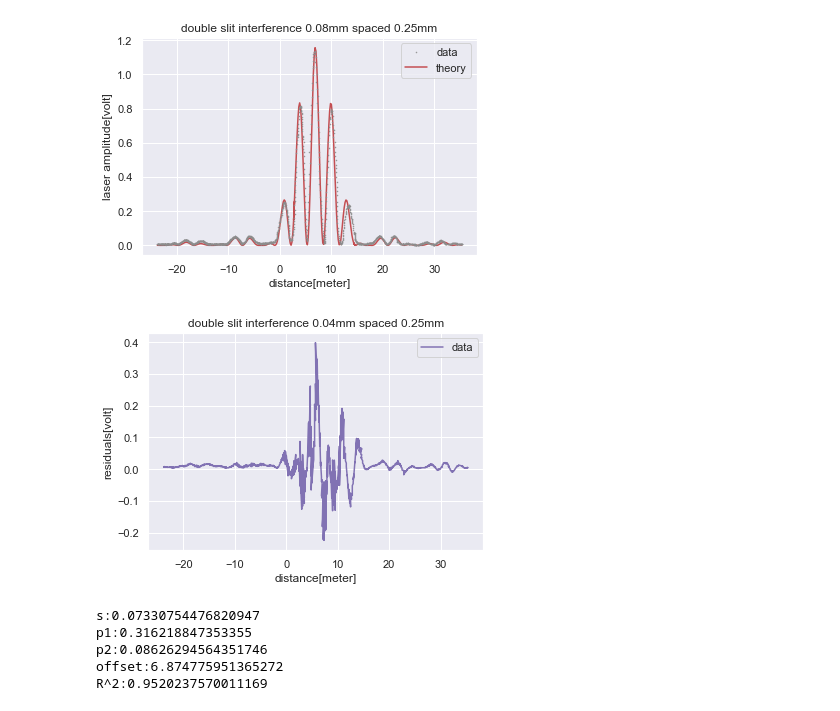
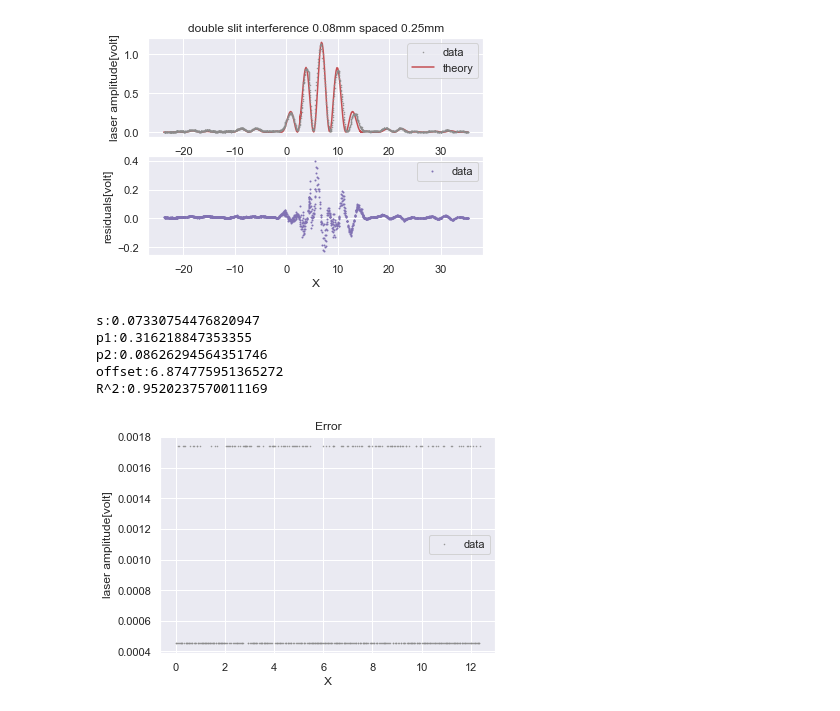
Before and after one commit to EdoMor/notebooks, a Jupyter notebook: alons double slit notebook.ipynb, the cells around one changed output. Drawn from its saved outputs; the diff is of its cells as text; code cells hidden in the pictures.

```diff
--- a/alons double slit notebook.ipynb
+++ b/alons double slit notebook.ipynb
@@ -112,42 +109,53 @@ z=0.855
 wl=(6.328*(10**(-7)))
 d=8.0e-5
 L=25.0e-5
 A=10
 offset = es.offset+6.1
 s = (np.pi*L/(wl*z))*0.001*0.05
 a = (np.pi*L/(wl*z))
 p1=d/L
 p2=wl*z/(4*A*(L**2))
 
 
 data=es.read('exp1125/original parameters/double slit/0.08w 0.25s','sweep1.txt')
 r,c=[800,1950]
 xdata=z*np.tan(np.deg2rad((es.volt_to_angle(data['angle']))[int(c-r):int(c+r)]))
 xdata2=(np.pi*L/(wl*z))*xdata
 ydata=-data['power'][int(c-r):int(c+r)]
+plt.subplot(211)
 plt.plot(xdata2,ydata,'.',markersize=1,zorder=2,color=sbs.color_palette()[7])
 popt, pcov=fit.curve_fit(newmodel,xdata2,ydata,[s, p1, p2 , offset],
                          bounds=((0,0      ,0     ,-np.inf),
                                  ( s+0.01*s,np.inf,np.inf,np.inf)))
 plt.plot(xdata2,model_integrate(xdata2,es.double_slit_model,*popt),zorder=1,color=sbs.color_palette()[3])
 plt.legend(['data','theory'])
 plt.title('double slit interference 0.08mm spaced 0.25mm')
-plt.xlabel('distance[meter]')
+plt.xlabel('X')
 plt.ylabel('laser amplitude[volt]')
-plt.show()
-plt.plot(xdata2,ydata-model_integrate(xdata2,es.double_slit_model,*popt),zorder=1,color=sbs.color_palette()[4])
+plt.subplot(212)
+plt.plot(xdata2,ydata-model_integrate(xdata2,es.double_slit_model,*popt),'.',markersize=2,zorder=2,color=sbs.color_palette()[4])
 plt.legend(['data','theory'])
-plt.title('double slit interference 0.04mm spaced 0.25mm')
-plt.xlabel('distance[meter]')
+plt.xlabel('X')
 plt.ylabel('residuals[volt]')
 plt.show()
 for i in range(len(popt)): print(pname[i]+':'+str(popt[i]))
 print('R^2:'+str(es.Rsquared(xdata2,ydata,newmodel,popt)))
 # %% [output]
-[figure, old version]
+[figure, new version]
-[figure, removed]
 s:0.07330754476820947
 p1:0.316218847353355
 p2:0.08626294564351746
 offset:6.874775951365272
 R^2:0.9520237570011169
+# %%
+data=es.read('exp1125/original parameters/parameters','sensor noise with iris.txt')
+xdata=data['time']
+ydata=-data['power']
+plt.plot(xdata,ydata,'.',markersize=1,zorder=2,color=sbs.color_palette()[7])
+plt.legend(['data'])
+plt.title('Error')
+plt.xlabel('X')
+plt.ylabel('laser amplitude[volt]')
+plt.show()
+# %% [output]
+[figure, added]
```
Also changed, not shown: parts of 3 cells of this notebook.
